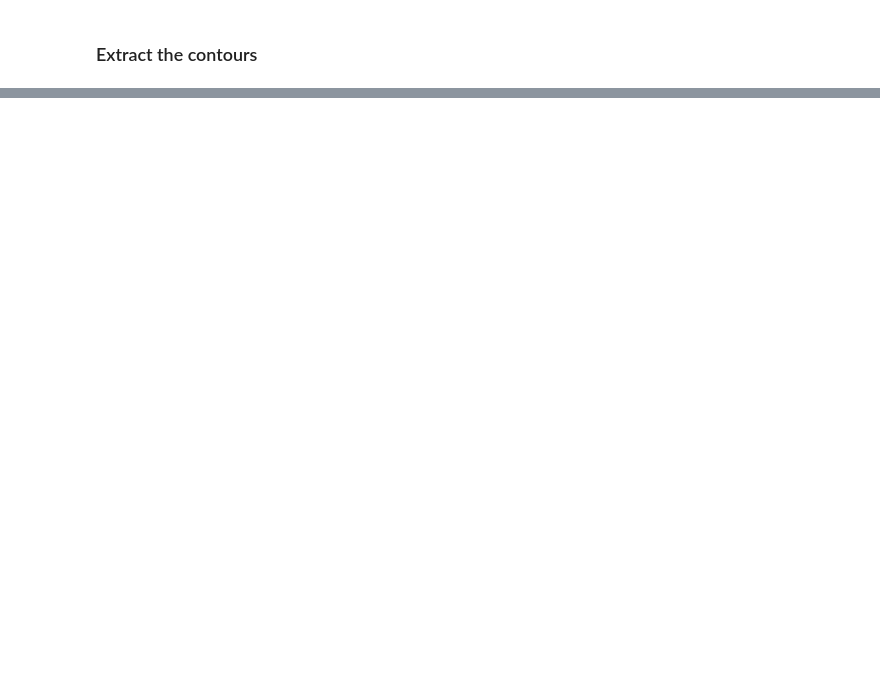
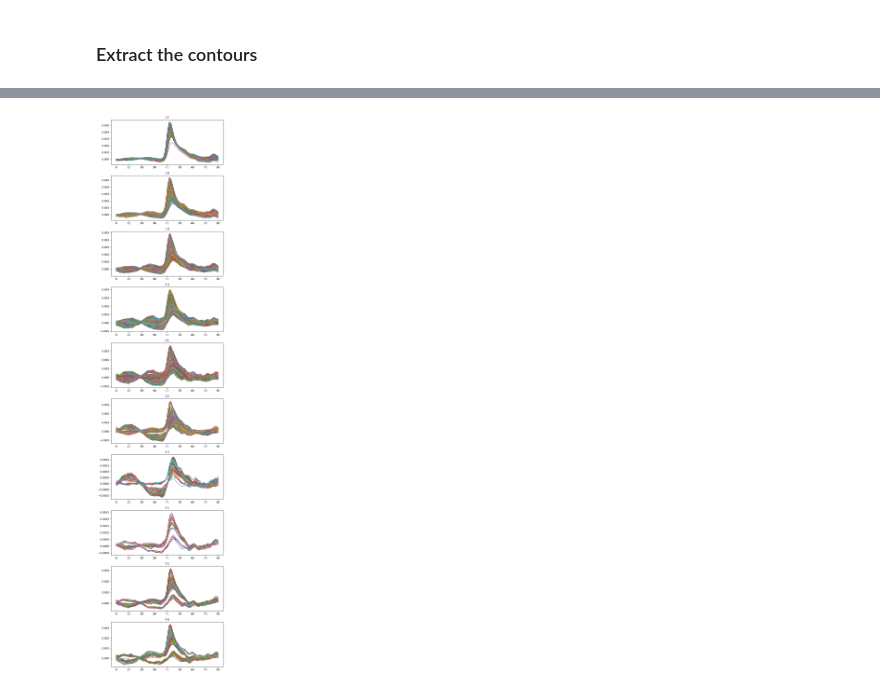
Before and after one commit to arthbreaker/DA3_VSDI_S1_G1_2026, a Jupyter notebook: scripts/latency.ipynb, the cells around one changed output, grey strips where cells are left out. Cells and saved outputs as stored; diff of their text form; code cells hidden in the pictures; blank space fills up the shorter version.

```diff
--- a/scripts/latency.ipynb
+++ b/scripts/latency.ipynb
@@ -188,0 +234,13 @@ array([33.83113294, 37.41576847, 38.8387273 , ..., 37.86189568,
+# %%
+lats = np.unique(lat1[lat1>0])
+fig, ax = plt.subplots(len(lats), 1, figsize=(7, 30))
+
+for i, lat in enumerate(lats):
+    idx = np.argwhere(lat1==lat)
+    for j in idx:
+        ax[i].plot(np.linspace(0, 80, 80), cond2_ave[j[0], j[1], 0:80])
+        ax[i].set_title(lat)
+
+plt.tight_layout()
+# %% [output]
+[figure, added]
```
Also changed, not shown: parts of 14 cells of this notebook.
